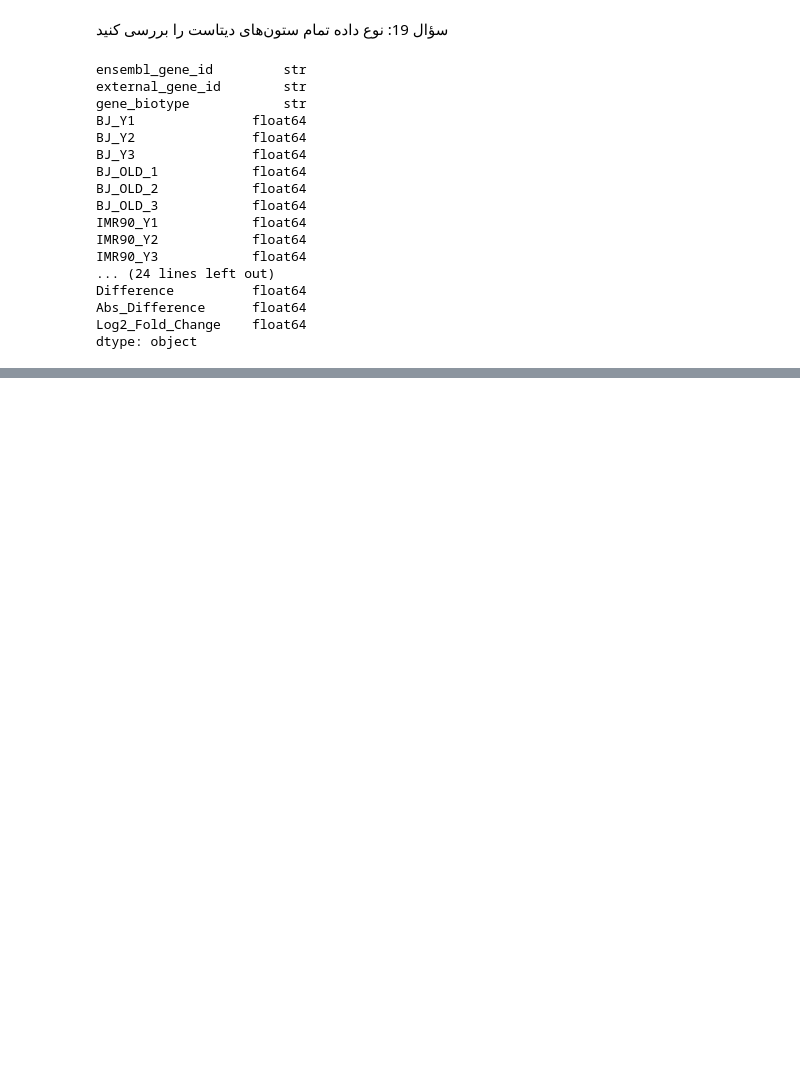
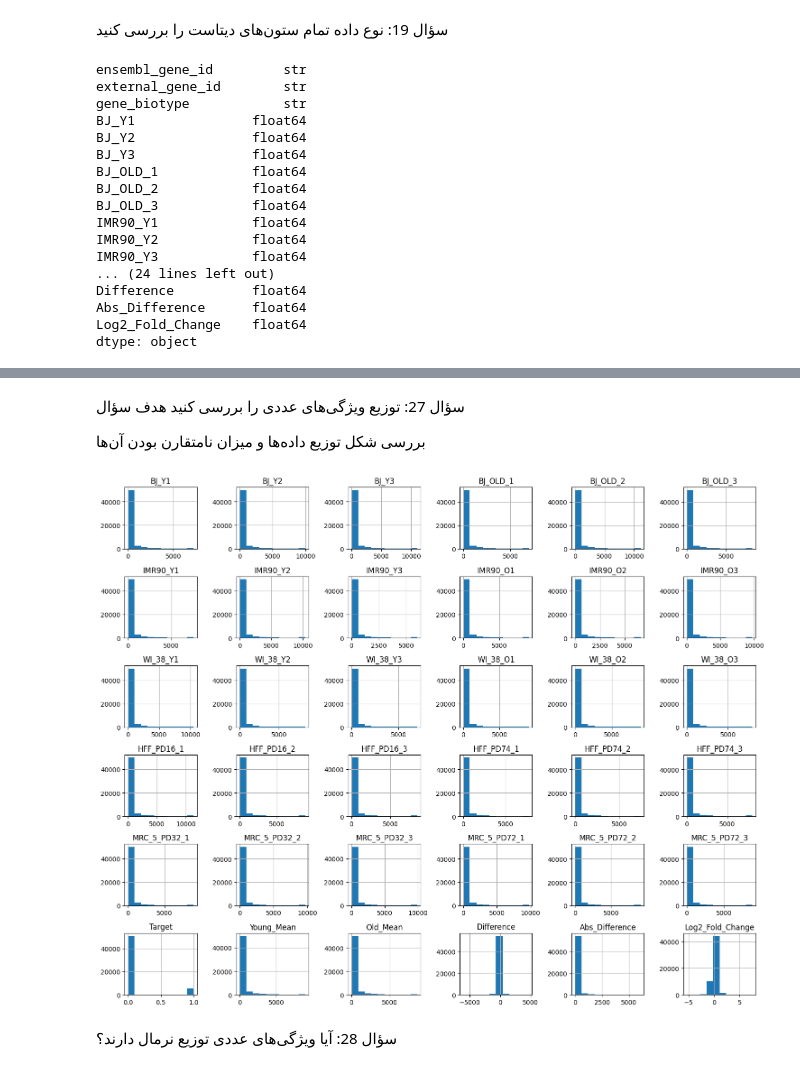
Before and after one commit to kebram60-stack/data-science, a Jupyter notebook: 002_Data Preparation/Untitled.ipynb, the cells around one changed output, grey strips where cells are left out. Drawn from its saved outputs; the diff is of its cells as text; code cells hidden in the pictures; blank space fills up the shorter version.

```diff
--- a/002_Data Preparation/Untitled.ipynb
+++ b/002_Data Preparation/Untitled.ipynb
@@ -1912,0 +2055,15 @@ dtype: object
+# %% [markdown]
+سؤال 27: توزیع ویژگی‌های عددی را بررسی کنید
+هدف سؤال
+
+بررسی شکل توزیع داده‌ها و میزان نامتقارن بودن آن‌ها
+# %%
+numeric_cols = df.select_dtypes(include="number").columns
+
+df[numeric_cols].hist(figsize=(15,12))
+plt.tight_layout()
+plt.show()
+# %% [output]
+[figure, added]
+# %% [markdown]
+سؤال 28: آیا ویژگی‌های عددی توزیع نرمال دارند؟
```
Also changed, not shown: parts of 49 cells of this notebook.
